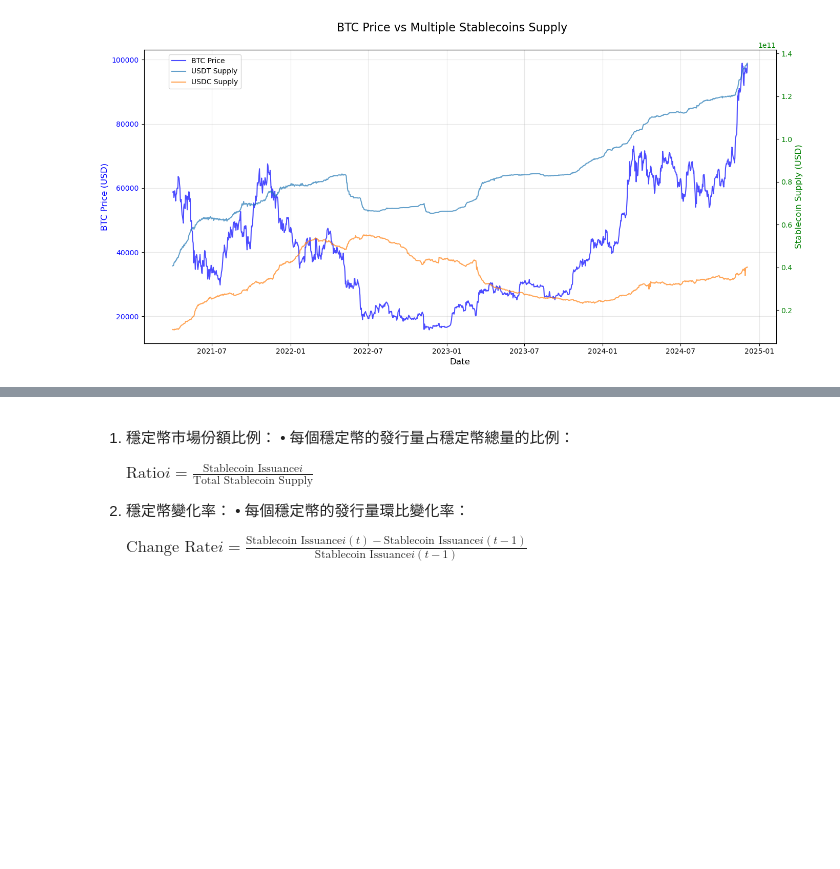
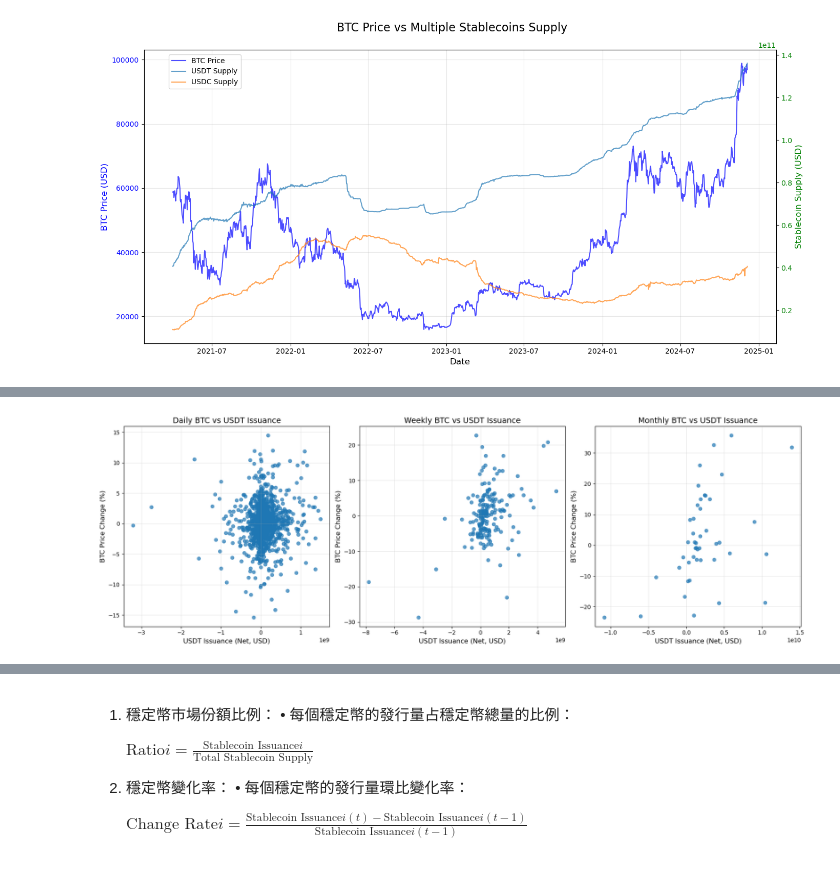
Before and after one commit to yifei99/quant, a Jupyter notebook: stables_analysis.ipynb, the cells around one changed output, grey strips where cells are left out. Cells and saved outputs as stored; diff of their text form; code cells hidden in the pictures; blank space fills up the shorter version.

```diff
--- a/stables_analysis.ipynb
+++ b/stables_analysis.ipynb
@@ -142,3 +147,88 @@ fig.legend(loc="upper left", bbox_to_anchor=(0.1, 0.9), fontsize=10)
 plt.show()
 # %% [output]
 [figure]
+# %%
+import pandas as pd
+import matplotlib.pyplot as plt
+
+# Specify the stablecoins of interest
+selected_stablecoins = ["USDT", "USDC", "Total"]
+
+# Filter the merged_data to keep only the necessary columns (BTC price and selected stablecoins)
+filtered_data = merged_data[["Date", "close"] + selected_stablecoins]
+
+# Convert the 'Date' column to datetime and set as index
+filtered_data['Date'] = pd.to_datetime(filtered_data['Date'])
+filtered_data.set_index('Date', inplace=True)
+
+# Calculate daily issuance for each stablecoin
+daily_issuance = filtered_data[selected_stablecoins].diff()
+
+# Resample BTC price to match chosen frequencies
+btc_daily_change = filtered_data[['close']].pct_change() * 100  # Daily BTC price percentage change
+btc_weekly_change = filtered_data[['close']].resample('W').mean().pct_change() * 100  # Weekly BTC price change
+btc_monthly_change = filtered_data[['close']].resample('M').mean().pct_change() * 100  # Monthly BTC price change
+
+# Resample daily issuance data to match weekly and monthly frequencies
+weekly_issuance = daily_issuance.resample("W").sum()  # Weekly net issuance
+monthly_issuance = daily_issuance.resample("M").sum()  # Monthly net issuance
+
+# Merge BTC price change with stablecoin issuance
+daily_data = pd.merge(btc_daily_change, daily_issuance, left_index=True, right_index=True)
+weekly_data = pd.merge(btc_weekly_change, weekly_issuance, left_index=True, right_index=True)
+monthly_data = pd.merge(btc_monthly_change, monthly_issuance, left_index=True, right_index=True)
+
+# Correlation Analysis
+correlations_daily = {}
+correlations_weekly = {}
+correlations_monthly = {}
+
+# For each stablecoin, calculate the correlation with BTC price change
+for stablecoin in selected_stablecoins:
+    correlations_daily[stablecoin] = daily_data['close'].corr(daily_data[stablecoin])
+    correlations_weekly[stablecoin] = weekly_data['close'].corr(weekly_data[stablecoin])
+    correlations_monthly[stablecoin] = monthly_data['close'].corr(monthly_data[stablecoin])
+
+# Display correlation results
+print("Daily Correlation between BTC Price Change and Stablecoin Issuance:")
+for stablecoin, correlation in correlations_daily.items():
+    print(f"{stablecoin}: {correlation:.2f}")
+
+print("\nWeekly Correlation between BTC Price Change and Stablecoin Issuance:")
+for stablecoin, correlation in correlations_weekly.items():
+    print(f"{stablecoin}: {correlation:.2f}")
+
+print("\nMonthly Correlation between BTC Price Change and Stablecoin Issuance:")
+for stablecoin, correlation in correlations_monthly.items():
+    print(f"{stablecoin}: {correlation:.2f}")
+
+
+# Visualization: Consolidated Horizontal Plots
+for stablecoin in selected_stablecoins:
+    fig, axs = plt.subplots(1, 3, figsize=(18, 6))  # Create 3 subplots (1 row x 3 columns)
+
+    # Daily Scatter Plot
+    axs[0].scatter(daily_data[stablecoin], daily_data['close'], alpha=0.7)
+    axs[0].set_title(f"Daily BTC vs {stablecoin} Issuance", fontsize=14)
+    axs[0].set_xlabel(f"{stablecoin} Issuance (Net, USD)", fontsize=12)
+    axs[0].set_ylabel("BTC Price Change (%)", fontsize=12)
+    axs[0].grid(alpha=0.3)
+
+    # Weekly Scatter Plot
+    axs[1].scatter(weekly_data[stablecoin], weekly_data['close'], alpha=0.7)
+    axs[1].set_title(f"Weekly BTC vs {stablecoin} Issuance", fontsize=14)
+    axs[1].set_xlabel(f"{stablecoin} Issuance (Net, USD)", fontsize=12)
+    axs[1].set_ylabel("BTC Price Change (%)", fontsize=12)
+    axs[1].grid(alpha=0.3)
+
+    # Monthly Scatter Plot
+    axs[2].scatter(monthly_data[stablecoin], monthly_data['close'], alpha=0.7)
+    axs[2].set_title(f"Monthly BTC vs {stablecoin} Issuance", fontsize=14)
+    axs[2].set_xlabel(f"{stablecoin} Issuance (Net, USD)", fontsize=12)
+    axs[2].set_ylabel("BTC Price Change (%)", fontsize=12)
+    axs[2].grid(alpha=0.3)
+
+    # Adjust layout and show
+    plt.tight_layout()
+    plt.show()
+# %% [output]
@@ -144,0 +254 @@ plt.show()
+[figure, added]
```
Also changed, not shown: parts of 11 cells of this notebook, 11 other files.
